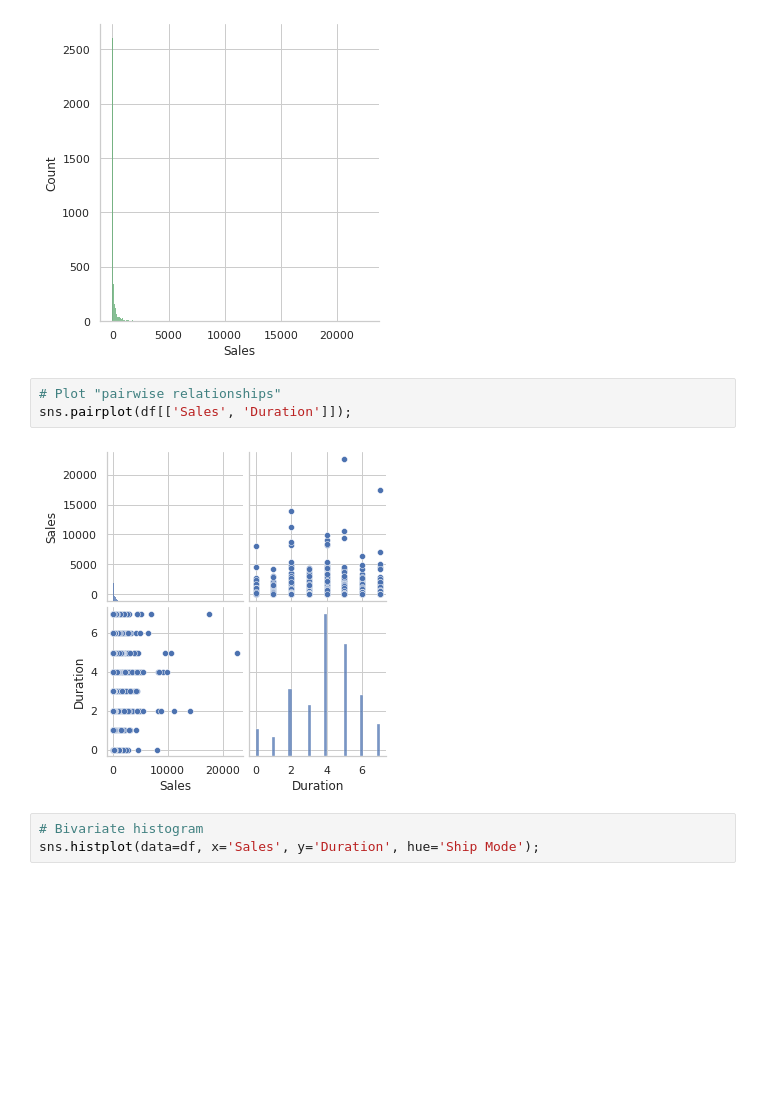
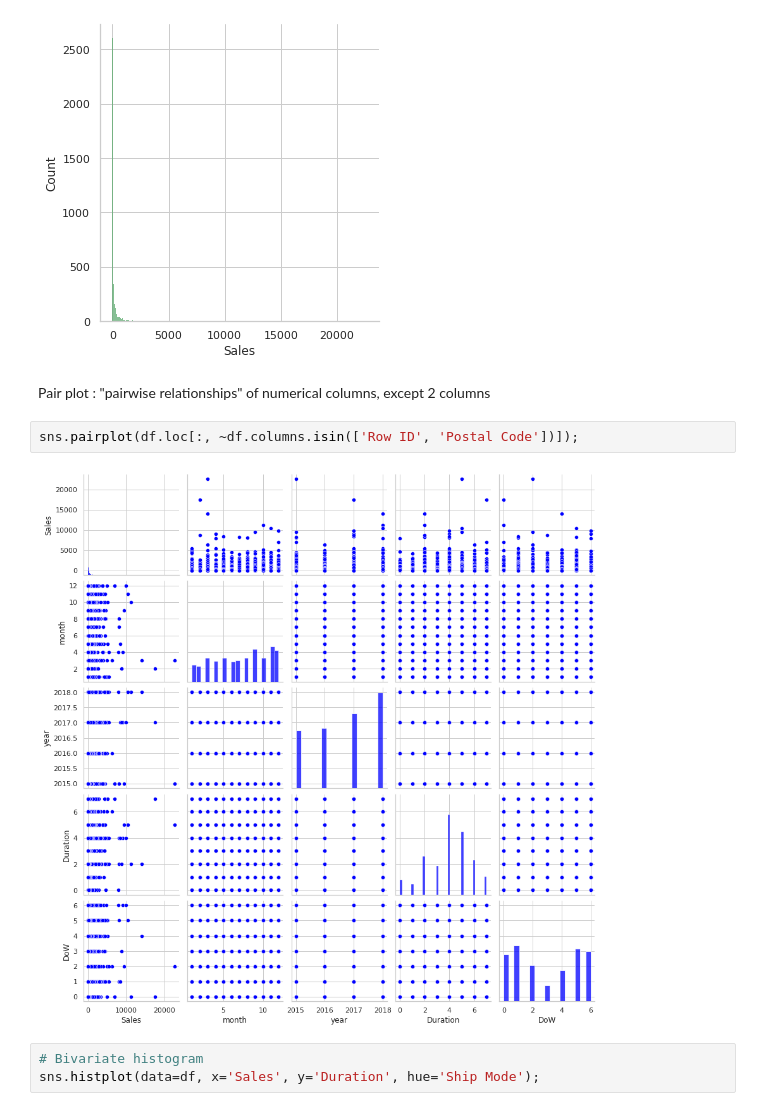
Before and after one commit to yannick42/notebooks, a Jupyter notebook: _notebooks/2022-04-22-Superstore_Sales_Dataset_(EDA).ipynb, the cells around one changed output. Saved outputs shown, nothing was run; the diff lists cells and outputs as text; blank space fills up the shorter version.

```diff
--- a/_notebooks/2022-04-22-Superstore_Sales_Dataset_(EDA).ipynb
+++ b/_notebooks/2022-04-22-Superstore_Sales_Dataset_(EDA).ipynb
@@ -692,11 +710,12 @@ sns.kdeplot(df['Duration'], cumulative=True);
 sns.displot(df['Sales'], color="g");
 # %% [output]
 [figure]
-# %%
-# Plot "pairwise relationships"
-sns.pairplot(df[['Sales', 'Duration']]);
-# %% [output]
-[figure, removed]
+# %% [markdown]
+Pair plot : "pairwise relationships" of numerical columns, except 2 columns
+# %%
+sns.pairplot(df.loc[:, ~df.columns.isin(['Row ID', 'Postal Code'])]);
+# %% [output]
+[figure, added]
 # %%
 # Bivariate histogram
 sns.histplot(data=df, x='Sales', y='Duration', hue='Ship Mode');
```
Also changed, not shown: parts of 20 cells of this notebook.
